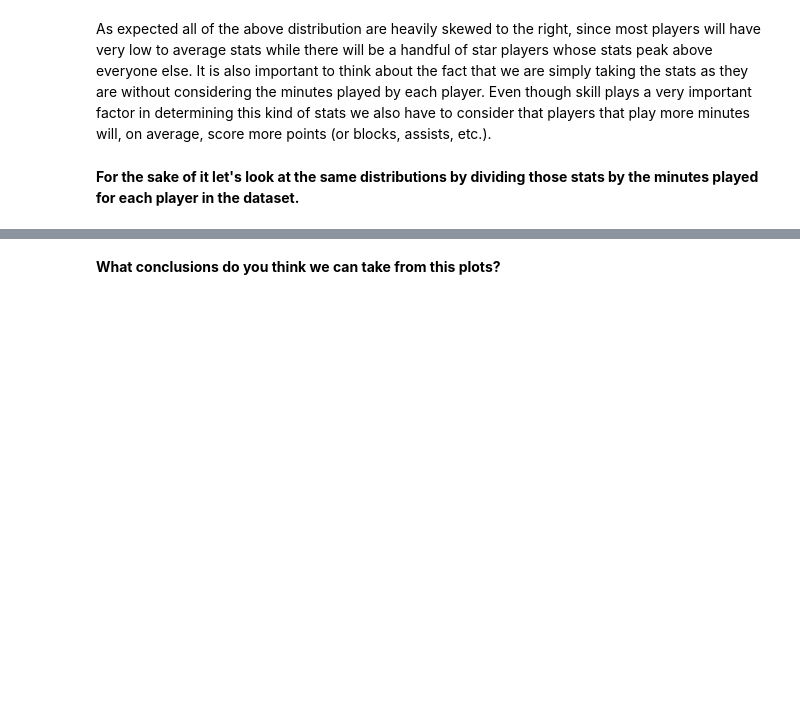
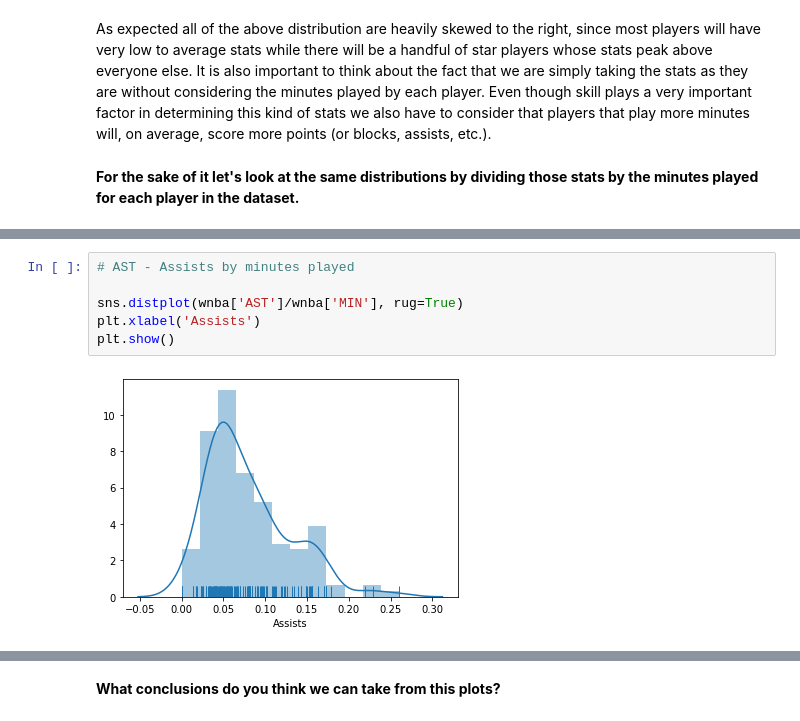
Before and after one commit to ta-data-lis/M2-mini-project2, a Jupyter notebook: your-code/2.-Exploratory-Data-Analysis.ipynb, the cells around one changed output, grey strips where cells are left out. Saved outputs shown, nothing was run; the diff lists cells and outputs as text; blank space fills up the shorter version.

```diff
--- a/your-code/2.-Exploratory-Data-Analysis.ipynb
+++ b/your-code/2.-Exploratory-Data-Analysis.ipynb
@@ -298,0 +305,8 @@ As expected all of the above distribution are heavily skewed to the right, since
+# %%
+# AST - Assists by minutes played
+
+sns.distplot(wnba['AST']/wnba['MIN'], rug=True)
+plt.xlabel('Assists')
+plt.show()
+# %% [output]
+[figure, added]
```
Also changed, not shown: parts of 12 cells of this notebook, 4 other files.
